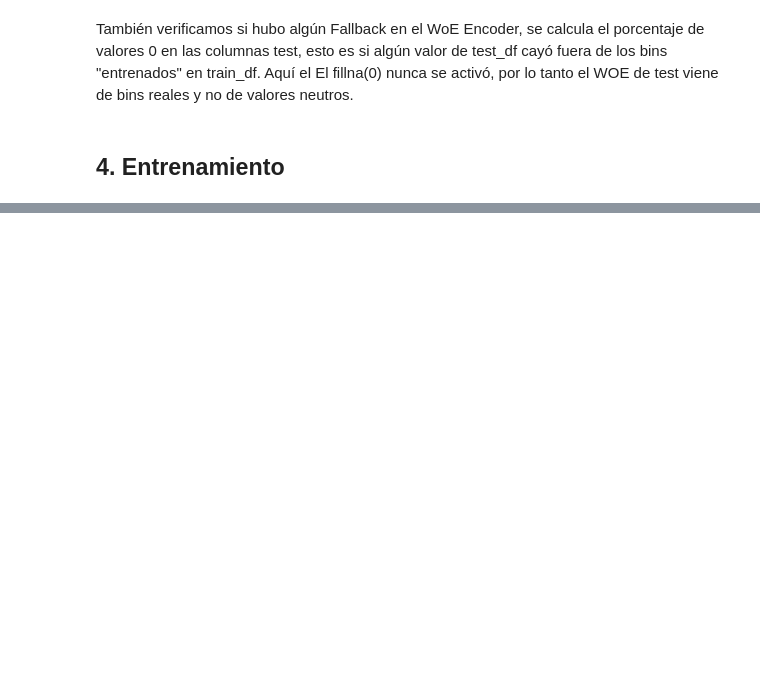
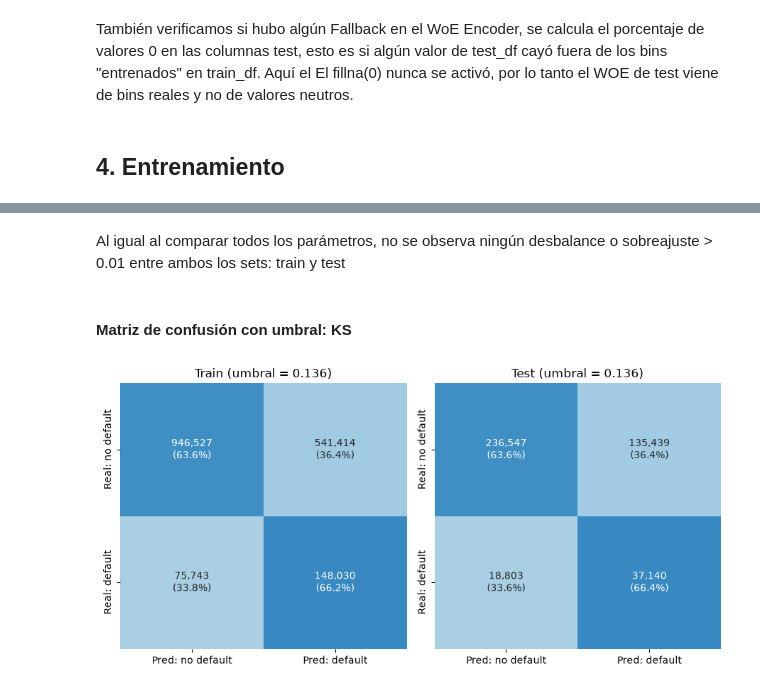
Before and after one commit to Axelcodeml/Expected_Credit_Loss, a Jupyter notebook: notebooks/ECL_Notebook.ipynb, the cells around one changed output, grey strips where cells are left out. Cells and saved outputs as stored; diff of their text form; code cells hidden in the pictures; blank space fills up the shorter version.

```diff
--- a/notebooks/ECL_Notebook.ipynb
+++ b/notebooks/ECL_Notebook.ipynb
@@ -1476,0 +1590,26 @@ dtype: float64
+# %%
+# --- Umbral que maximiza KS / Youden, calculado SOLO con train ---
+fpr, tpr, thresholds = roc_curve(y_train, proba_train)
+umbral_ks = thresholds[(tpr - fpr).argmax()]
+
+optimal_idx = np.argmax(tpr - fpr)
+optimal_threshold_auc_roc = thresholds[optimal_idx]
+
+
+umbrales = {
+    '0.50 (convencional)': 0.5,
+    f'Tasa base ({y_train.mean():.3f})': y_train.mean(),
+    f'Máx. KS en train ({umbral_ks:.3f})': umbral_ks,
+    f'Máx. auc/roc en train ({optimal_threshold_auc_roc:.3f})': optimal_threshold_auc_roc
+}
+
+# --- Tabla de métricas: cada umbral en train y en test ---
+filas = []
+for nombre_u, u in umbrales.items():
+    for nombre_c, y, p in [('Train', y_train, proba_train), ('Test', y_test, proba_test)]:
+        filas.append({'Umbral': nombre_u, 'Conjunto': nombre_c, **metricas_umbral(y, p, u)})
+
+tabla = pd.DataFrame(filas)
+cols_metricas = ['accuracy', 'sensibilidad (recall)', 'especificidad', 'precision', 'accuracy balanceada']
+pd.options.display.float_format = '{:.4f}'.format
+print(tabla.to_string(index=False))
@@ -1476,0 +1649,25 @@ dtype: float64
+# %% [markdown]
+Al igual al comparar todos los parámetros, no se observa ningún desbalance o sobreajuste > 0.01 entre ambos los sets: train y test
+# %% [markdown]
+#### Matriz de confusión con umbral: KS
+# %%
+# --- Matrices de confusión con el umbral de máx. KS (calculado en train) ---
+def graficar_matrices(umbral):
+    fig, axes = plt.subplots(1, 2, figsize=(9, 4.5))
+    for ax, (nombre, y, p) in zip(axes, [('Train', y_train, proba_train), ('Test', y_test, proba_test)]):
+        cm = confusion_matrix(y, (np.asarray(p) >= umbral).astype(int), labels=[0, 1])
+
+        cm_pct = cm / cm.sum(axis=1, keepdims=True)   # % por fila = % de cada clase real
+        etiquetas = np.array([[f'{cm[i, j]:,}\n({cm_pct[i, j]:.1%})' for j in range(2)] for i in range(2)])
+
+        sns.heatmap(cm_pct, annot=etiquetas, fmt='', cmap='Blues', cbar=False, vmin=0, vmax=1,
+                    xticklabels=['Pred: no default', 'Pred: default'],
+                    yticklabels=['Real: no default', 'Real: default'], ax=ax)
+
+        ax.set_title(f'{nombre} (umbral = {umbral:.3f})')
+    plt.tight_layout()
+    plt.show()
+
+graficar_matrices(umbral_ks)
+# %% [output]
+[figure, added]
```
Also changed, not shown: parts of 50 cells of this notebook.
